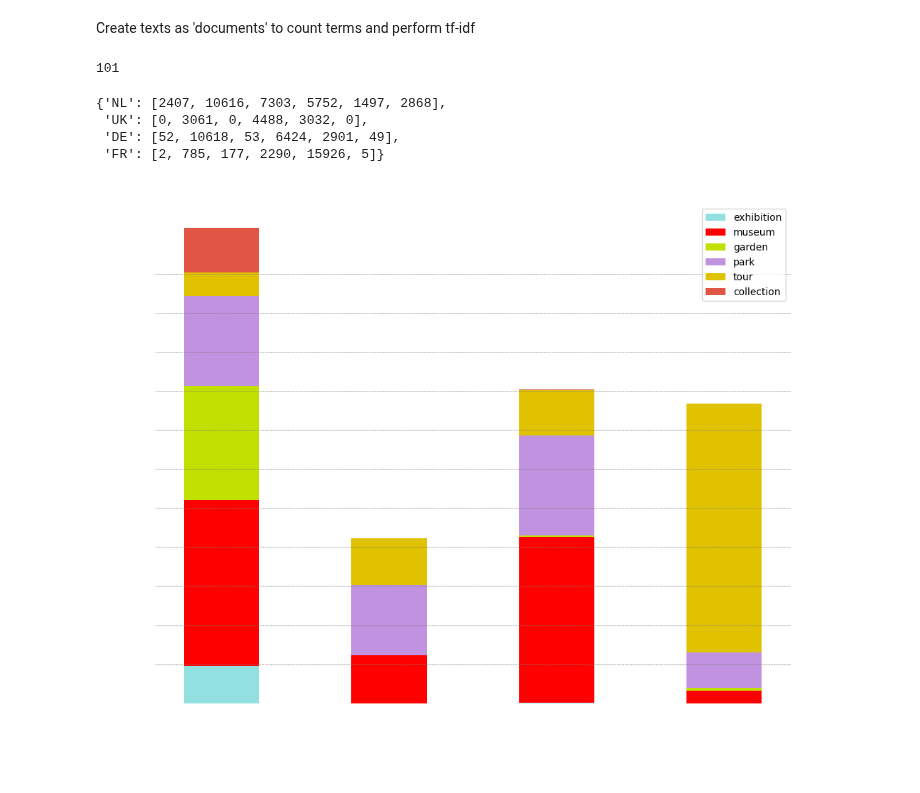
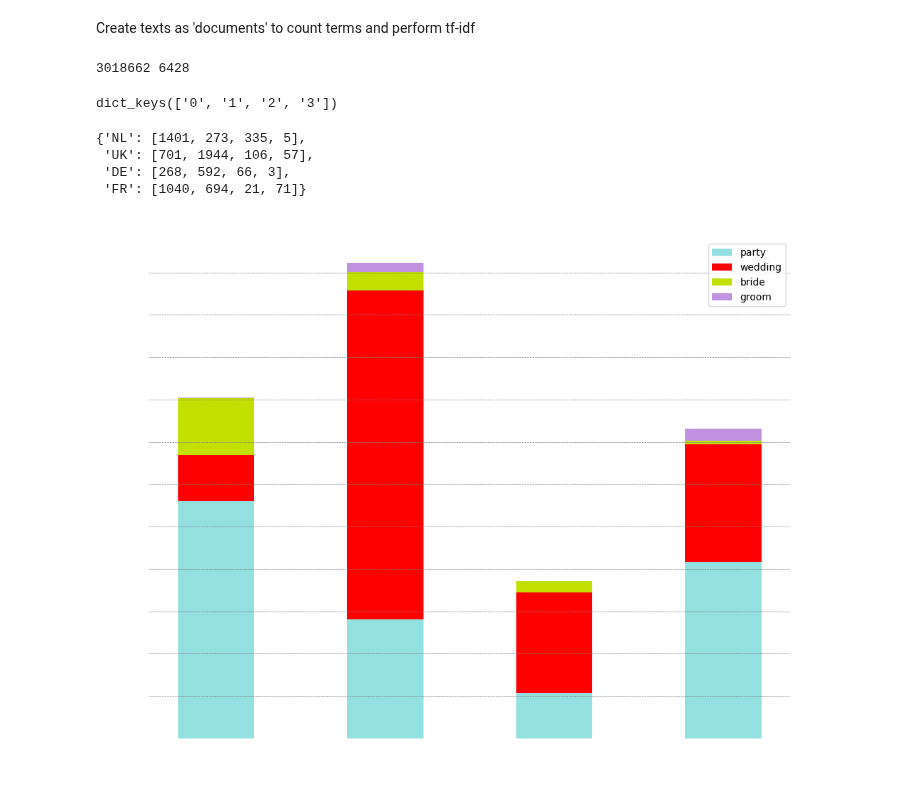
Before and after one commit to jazoza/HHD, a Jupyter notebook: 06_HH_compare_cc.ipynb, the cells around one changed output. Drawn from its saved outputs; the diff is of its cells as text; code cells hidden in the pictures.

```diff
--- a/06_HH_compare_cc.ipynb
+++ b/06_HH_compare_cc.ipynb
@@ -135,3 +135,7 @@ styles = ['rococo', 'barok', 'renaissance', 'gotisch',
           'rococo', 'baroque', 'renaissance', 'gothic',
           'rokoko', 'barock', 'renaissance', 'gotik',
           'rococo', 'baroque', 'renaissance', 'gothique']
+# %%
+activities[2:7]
+for i in range(10,3):
+  print(i)
@@ -143,38 +176,47 @@ document_UK = df_UK['text'].tolist()
 document_DE = df_DE['text'].tolist()
 document_FR = df_FR['text'].tolist()
 # %%
-# prompt: define a term = 'baroque'; count how many time the term appears in items of the list document_FR, lowercase; make it one line
+# prompt: define a term = 'baroque'; print count all words in a list document_FR and then count how many time the term appears in items of the list document_FR, lowercase; make it one line
 
-term = 'baroque'
-count = sum([text.lower().count(term) for text in document_FR])
-count
+term = 'garden'
+wordcount = sum([len(str(item).split()) for item in document_UK])
+termcount = sum([str(item).lower().count(term) for item in document_UK])
+print(wordcount, termcount)
 # %% [output]
-101
+3018662 6428
+# %%
+df_dict.values()
+# %% [output]
+dict_keys(['0', '1', '2', '3'])
 # %%
 # count term frequencies across four dataframes
-list_to_count = culture # replace with the name of a list of terms (above)
-dataframes = [df0, df1, df2, df3] # list of dataframes
+list_to_count = events # replace with the name of a list of terms (above)
+dataframes = [df_NL, df_UK, df_DE, df_FR] # list of dataframes
 number_of_terms = int(len(list_to_count) / 4) # calculate the number of terms in 1 language
 
 term_count_dict = {}
+start, end = 0, number_of_terms
 for i, df in enumerate(dataframes):
   term_count_values = []
-  for term in list_to_count[:number_of_terms]:
-    term_count_column = df['text'].apply(lambda x: x.lower().count(term) if isinstance(x, str) else 0)
+  for term in list_to_count[start:end]:
+    #print(term)
+    term_count_column = sum([str(item).lower().count(term) for item in df['text'].tolist()])
     #print(int(term_count_column.sum()))
-    term_count_values.append(int(term_count_column.sum()))
+    term_count_values.append(int(term_count_column))
+  start += number_of_terms
+  end += number_of_terms
   term_count_dict[cc_list[i]] = term_count_values
 
 term_count_dict
 # %% [output]
-{'NL': [2407, 10616, 7303, 5752, 1497, 2868],
- 'UK': [0, 3061, 0, 4488, 3032, 0],
- 'DE': [52, 10618, 53, 6424, 2901, 49],
- 'FR': [2, 785, 177, 2290, 15926, 5]}
+{'NL': [1401, 273, 335, 5],
+ 'UK': [701, 1944, 106, 57],
+ 'DE': [268, 592, 66, 3],
+ 'FR': [1040, 694, 21, 71]}
 # %%
 # Visualize the term count as a stacked bar chart per country
-theme = 'art and culture'
-terms = list_to_count[number_of_terms:number_of_terms*2] # change which list is visualized
+theme = 'parties'
+terms = list_to_count[number_of_terms:number_of_terms*2] # change which section of the list is used in the legend
 # Create a list of countries (y-axis labels)
 countries = list(term_count_dict.keys())
 
@@ -184,36 +226,38 @@ width = 0.45  # Width of the bars
 fig, ax = plt.subplots(figsize=(10,8))
 
 bottom = np.zeros(len(countries))
-colors = ['#92E0E0', 'red', '#C1E000', '#C192E0','#E0C200','#E05543']
+colors = ['#92E0E0', 'red', '#C1E000', '#C192E0','#E05543','#E0C200']
 
 # Add horizontal lines for values in the legend
-for value in [2500, 5000, 7500, 10000, 12500, 15000, 17500, 20000, 22500, 25000, 27500]:
+for value in [250, 500, 750, 1000, 1250, 1500, 1750, 2000, 2250, 2500, 2750]:
     #[100, 200, 300, 400, 500, 600, 700, 800, 900, 1000]
-    #[250, 500, 750, 1000, 1250, 1500, 1750, 2000, 2250]
+    #[250, 500, 750, 1000, 1250, 1500, 1750, 2000, 2250, 2500, 2750]
     #[100, 500, 1000, 1500, 2000, 2500, 3000, 3500, 4000]
-    #[100, 500, 1000, 1500, 2000, 2500, 3000, 3500, 4000]
+    #[1000, 2000, 3000, 4000, 5000, 6000, 7000, 8000, 9000, 10000]
+    #[2000, 4000, 6000, 8000, 10000, 12000, 14000, 16000, 18000] # activities
+    #[2500, 5000, 7500, 10000, 12500, 15000, 17500, 20000, 22500, 25000, 27500] # arts & culture
   plt.axhline(y=value, color='grey', linestyle='--', linewidth=0.5)
 
 for term_index in range(len(terms)):
     term_counts = [term_count_dict[country][term_index] for country in countries]
     ax.bar(countries, term_counts, width, label=terms[term_index], bottom=bottom,
            color=colors[term_index % len(colors)])
     bottom += np.array(term_counts)
 
 ax.set_xlabel('Countries', color='white')
 ax.set_ylabel('Term Counts', color='white')
 ax.set_title('Terms related to '+theme+' per country', color='white')
 ax.spines['bottom'].set_color('white')
 ax.spines['top'].set_color('white')
 ax.spines['left'].set_color('white')
 ax.spines['right'].set_color('white')
 ax.tick_params(axis='x', colors='white')
 ax.tick_params(axis='y', colors='white')
 ax.legend()
 
 plt.tight_layout()
 plt.savefig(path+'outputs/2024_'+theme+'.png', transparent=True)
 plt.show()
 # %% [output]
-[figure, old version]
+[figure, new version]
 # %%
```
Also changed, not shown: parts of 4 cells of this notebook.
